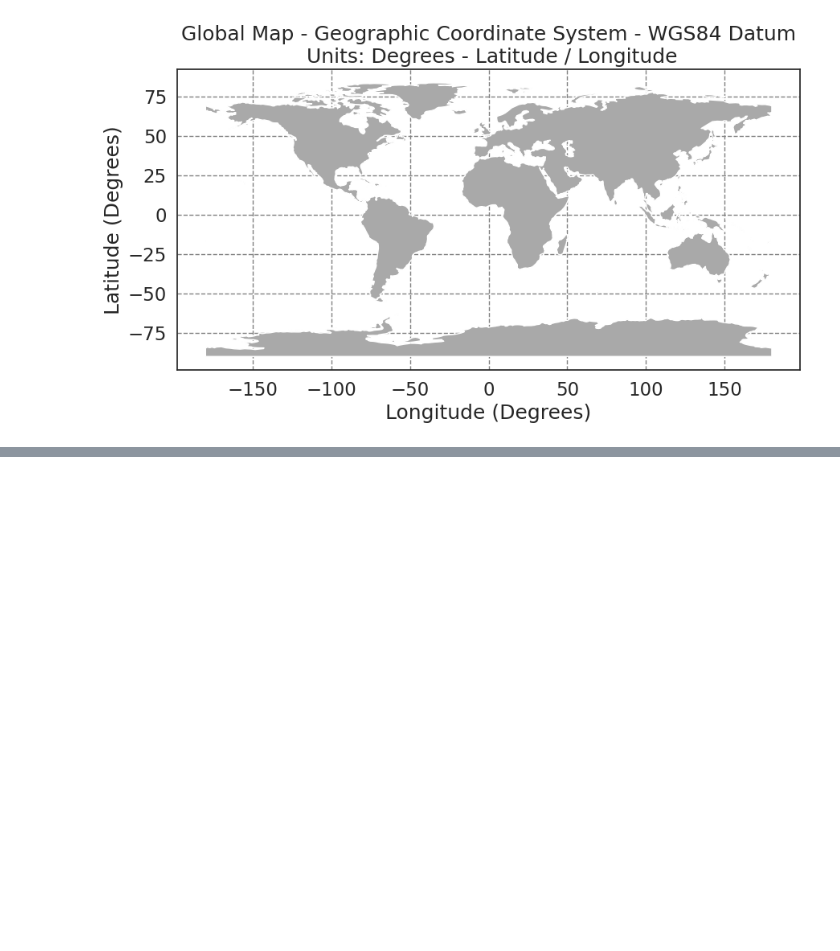
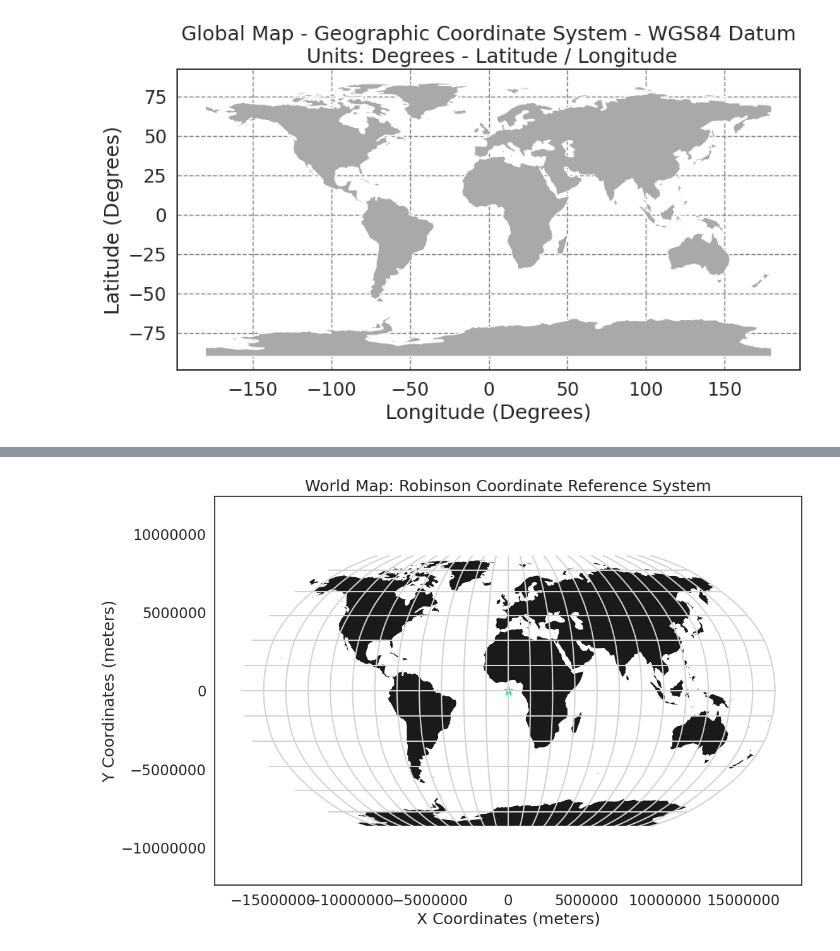
Before and after one commit to taliandr4/gisc605-lab2, a Jupyter notebook: intro_to_crs.ipynb, the cells around one changed output, grey strips where cells are left out. Drawn from its saved outputs; the diff is of its cells as text; code cells hidden in the pictures; blank space fills up the shorter version.

```diff
--- a/intro_to_crs.ipynb
+++ b/intro_to_crs.ipynb
@@ -43,0 +117,24 @@ Error:
+# %%
+fig, ax = plt.subplots(1, 1, figsize=(12, 8))
+
+worldBound_robin.plot(ax=ax,
+                      color='k')
+graticule_robin.plot(ax=ax,
+                     color='lightgrey')
+city_locations.plot(ax=ax,
+                    marker='*',
+                    color='springgreen',
+                    markersize=100)
+
+ax.set(title="World Map: Robinson Coordinate Reference System",
+       xlabel="X Coordinates (meters)",
+       ylabel="Y Coordinates (meters)")
+
+for axis in [ax.xaxis, ax.yaxis]:
+    formatter = ScalarFormatter()
+    formatter.set_scientific(False)
+    axis.set_major_formatter(formatter)
+
+plt.axis('equal');
+# %% [output]
+[figure, added]
```
Also changed, not shown: parts of 11 cells of this notebook.
